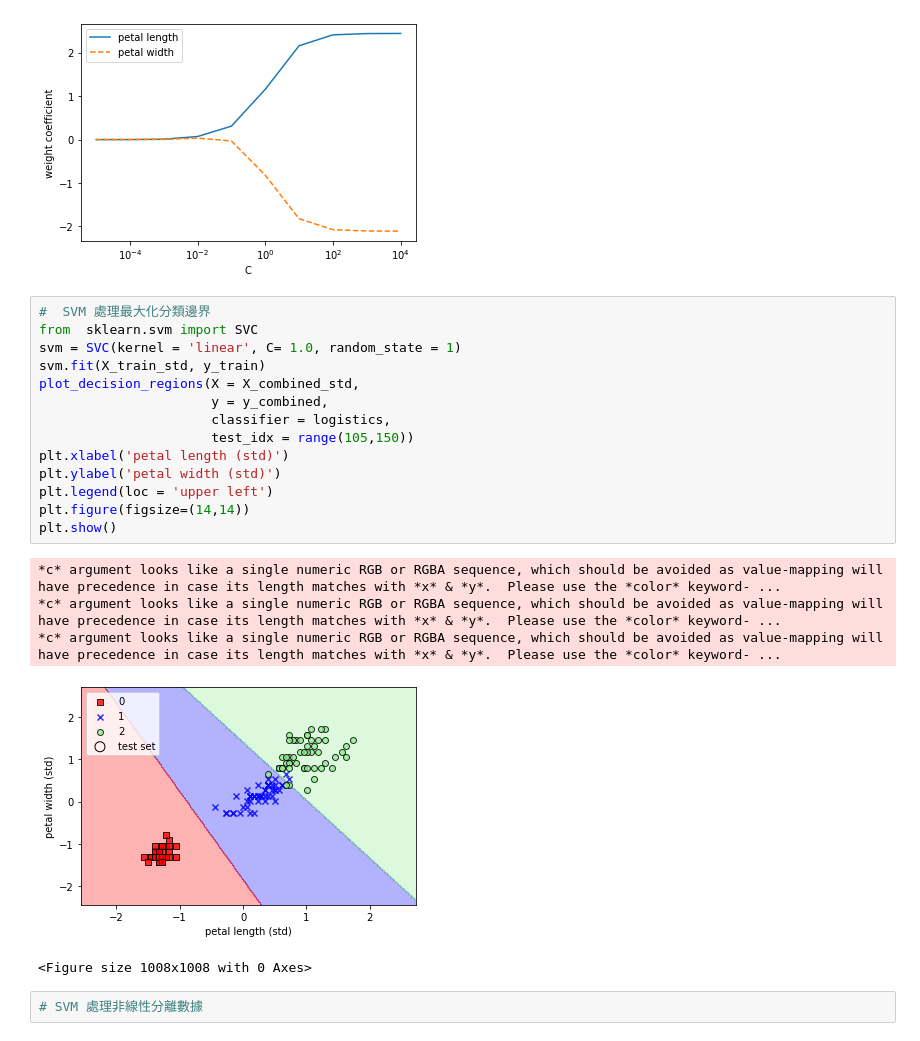
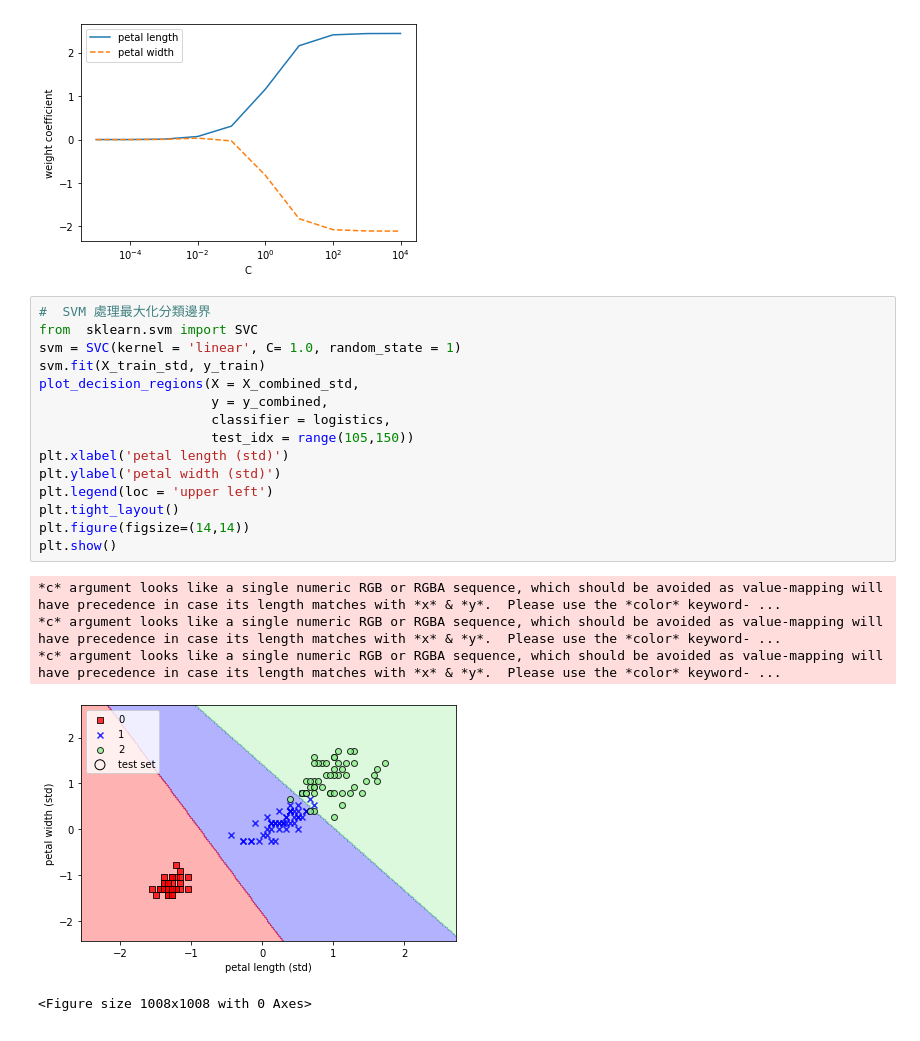
Before and after one commit to gilbert83416/ML, a Jupyter notebook: iris_Perceptron_Logitic_SVM.ipynb, the cells around one changed output. Saved outputs shown, nothing was run; the diff lists cells and outputs as text.

```diff
--- a/iris_Perceptron_Logitic_SVM.ipynb
+++ b/iris_Perceptron_Logitic_SVM.ipynb
@@ -187,22 +187,21 @@ plt.show()
 # %%
 #  SVM 處理最大化分類邊界
 from  sklearn.svm import SVC
 svm = SVC(kernel = 'linear', C= 1.0, random_state = 1)
 svm.fit(X_train_std, y_train)
 plot_decision_regions(X = X_combined_std,
                       y = y_combined,
                       classifier = logistics,
                       test_idx = range(105,150))
 plt.xlabel('petal length (std)')
 plt.ylabel('petal width (std)')
 plt.legend(loc = 'upper left')
+plt.tight_layout()
 plt.figure(figsize=(14,14))
 plt.show()
 # %% [output]
 *c* argument looks like a single numeric RGB or RGBA sequence, which should be avoided as value-mapping will have precedence in case its length matches with *x* & *y*.  Please use the *color* keyword- ...
 *c* argument looks like a single numeric RGB or RGBA sequence, which should be avoided as value-mapping will have precedence in case its length matches with *x* & *y*.  Please use the *color* keyword- ...
 *c* argument looks like a single numeric RGB or RGBA sequence, which should be avoided as value-mapping will have precedence in case its length matches with *x* & *y*.  Please use the *color* keyword- ...
-[figure, old version]
+[figure, new version]
 <Figure size 1008x1008 with 0 Axes>
-# %%
-# SVM 處理非線性分離數據
```
Also changed, not shown: parts of 2 cells of this notebook.
